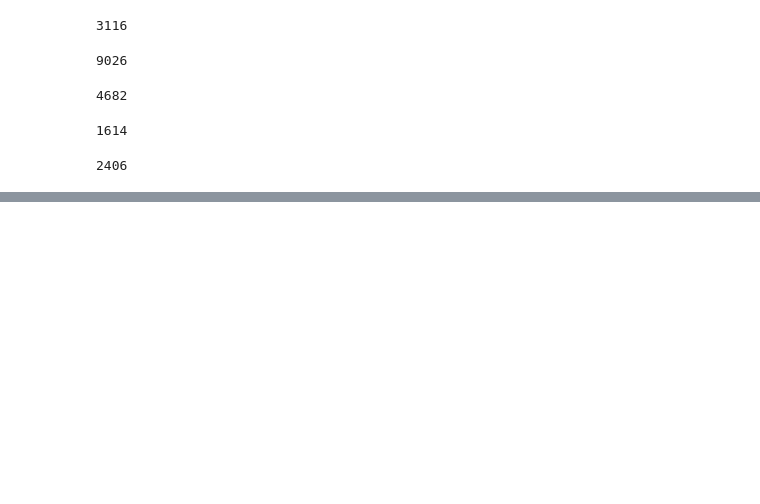
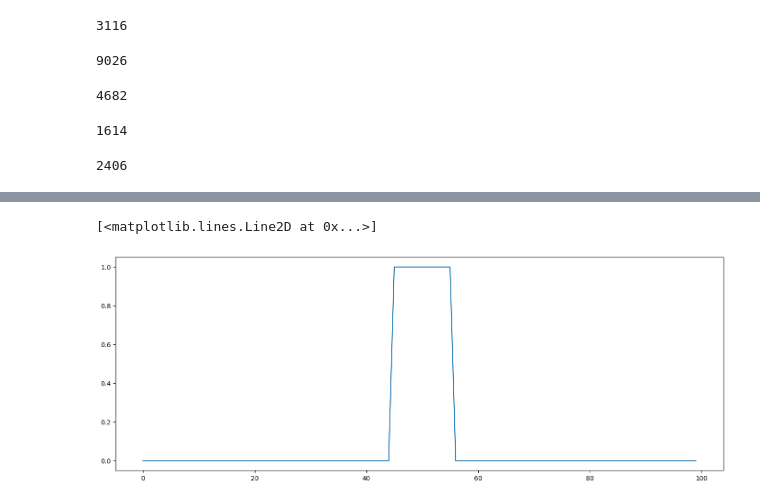
Before and after one commit to MarielTinaco/nilm-tools, a Jupyter notebook: notebooks/Data_Exploration.ipynb, the cells around one changed output, grey strips where cells are left out. Cells and saved outputs as stored; diff of their text form; code cells hidden in the pictures; blank space fills up the shorter version.

```diff
--- a/notebooks/Data_Exploration.ipynb
+++ b/notebooks/Data_Exploration.ipynb
@@ -125,0 +132,5 @@ len(mw_seq)
+# %%
+plt.plot(mw_binarized)
+# %% [output]
+[<matplotlib.lines.Line2D at 0x...>]
+[figure, added]
```
Also changed, not shown: parts of 3 cells of this notebook.
